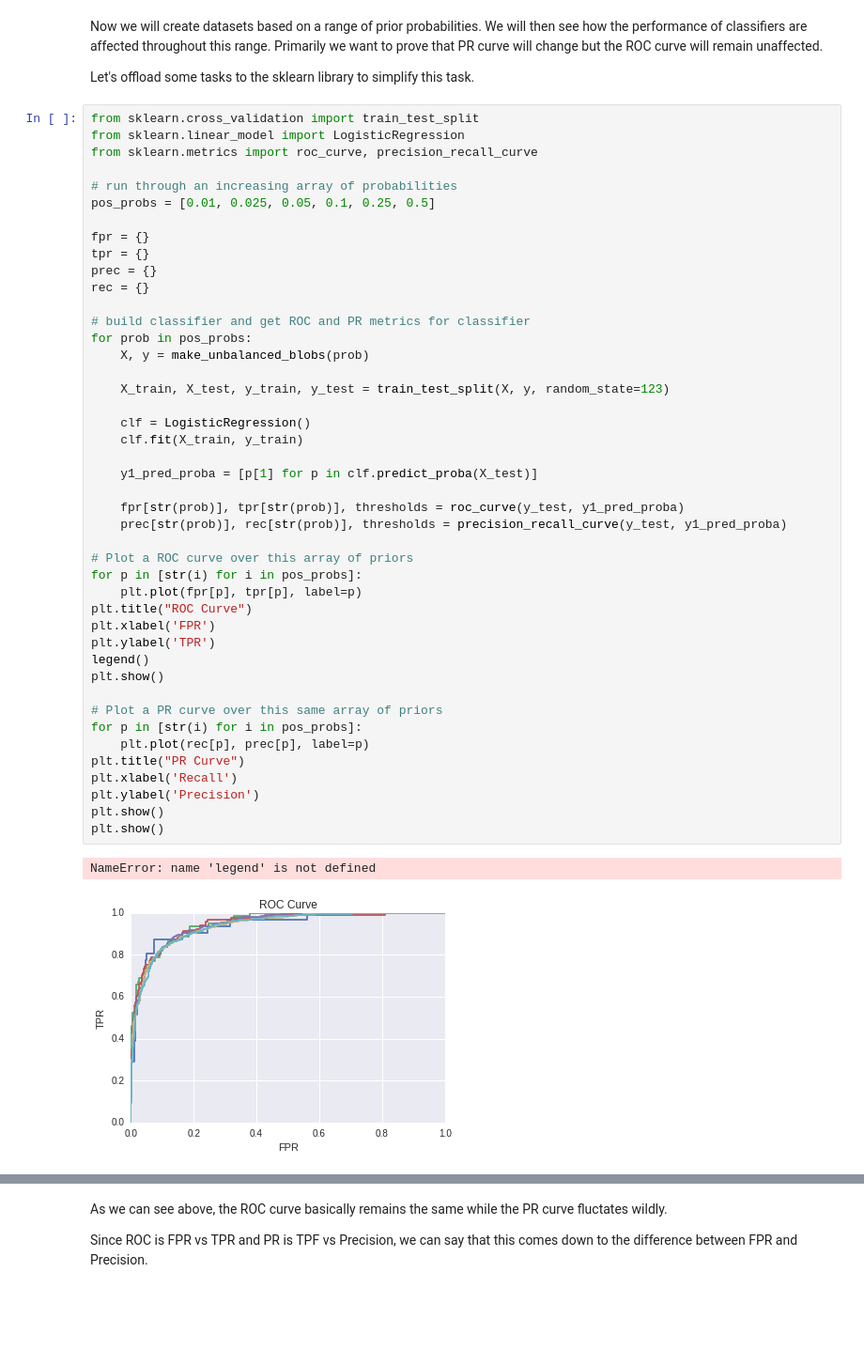
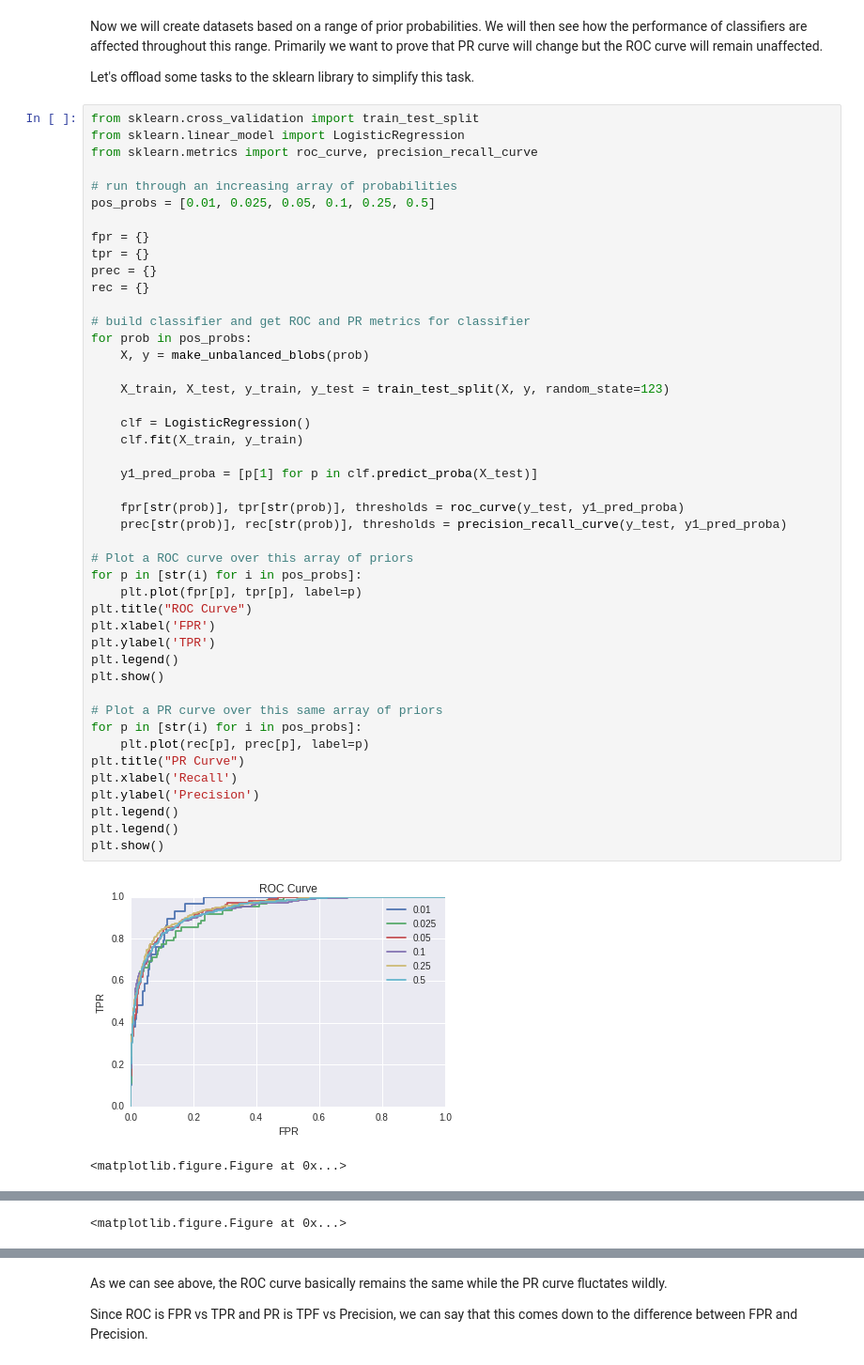
Before and after one commit to jakechen/learning, a Jupyter notebook: exercises/roc_practice.ipynb, the cells around one changed output, grey strips where cells are left out. Shown: that part at 94% size. Cells and saved outputs as stored; diff of their text form; blank space fills up the shorter version.

```diff
--- a/exercises/roc_practice.ipynb
+++ b/exercises/roc_practice.ipynb
@@ -243,34 +243,35 @@ rec = {}
 # build classifier and get ROC and PR metrics for classifier
 for prob in pos_probs:
     X, y = make_unbalanced_blobs(prob)
 
     X_train, X_test, y_train, y_test = train_test_split(X, y, random_state=123)
 
     clf = LogisticRegression()
     clf.fit(X_train, y_train)
 
     y1_pred_proba = [p[1] for p in clf.predict_proba(X_test)]
 
     fpr[str(prob)], tpr[str(prob)], thresholds = roc_curve(y_test, y1_pred_proba)
     prec[str(prob)], rec[str(prob)], thresholds = precision_recall_curve(y_test, y1_pred_proba)
 
 # Plot a ROC curve over this array of priors
 for p in [str(i) for i in pos_probs]:
     plt.plot(fpr[p], tpr[p], label=p)
 plt.title("ROC Curve")
 plt.xlabel('FPR')
 plt.ylabel('TPR')
-legend()
+plt.legend()
 plt.show()
 
 # Plot a PR curve over this same array of priors
 for p in [str(i) for i in pos_probs]:
     plt.plot(rec[p], prec[p], label=p)
 plt.title("PR Curve")
 plt.xlabel('Recall')
 plt.ylabel('Precision')
+plt.legend()
+plt.legend()
 plt.show()
-plt.show()
 # %% [output]
+[figure, new version]
-NameError: name 'legend' is not defined
+<matplotlib.figure.Figure at 0x...>
-[figure, old version]
@@ -276,0 +279 @@ NameError: name 'legend' is not defined
+<matplotlib.figure.Figure at 0x...>
```
Also changed, not shown: parts of 6 cells of this notebook, 2 other files.
